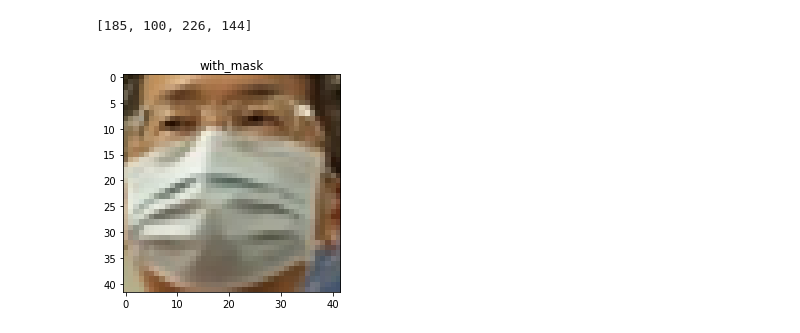
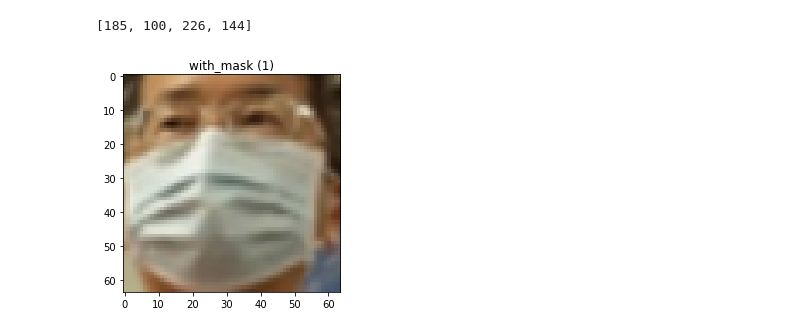
Before and after one commit to archeltaneka/face-mask-detection, a Jupyter notebook: face_mask_detection_playground.ipynb, the cells around one changed output. Cells and saved outputs as stored; diff of their text form; code cells hidden in the pictures.

Commit message:
feat: added encoded labels, resize images, and and data loader

```diff
--- a/face_mask_detection_playground.ipynb
+++ b/face_mask_detection_playground.ipynb
@@ -65,11 +65,25 @@ for i in range(len(img_paths)):
             j += 1
 
         break
+# %%
+IMG_SIZE = 64
+encoded_labels = []
+
+for i in range(len(faces)):
+    faces[i] = cv2.resize(faces[i], (IMG_SIZE, IMG_SIZE))
+
+for l in labels:
+    if l == 'without_mask':
+        encoded_labels.append(0)
+    elif l == 'with_mask':
+        encoded_labels.append(1)
+    else:
+        encoded_labels.append(2)
 # %%
 idx = 20
 
 plt.imshow(faces[idx])
-plt.title(labels[idx])
+plt.title(labels[idx] + ' (' + str(encoded_labels[idx]) + ')')
 plt.show()
 # %% [output]
-[figure, old version]
+[figure, new version]
```
Also changed, not shown: parts of 2 cells of this notebook.
